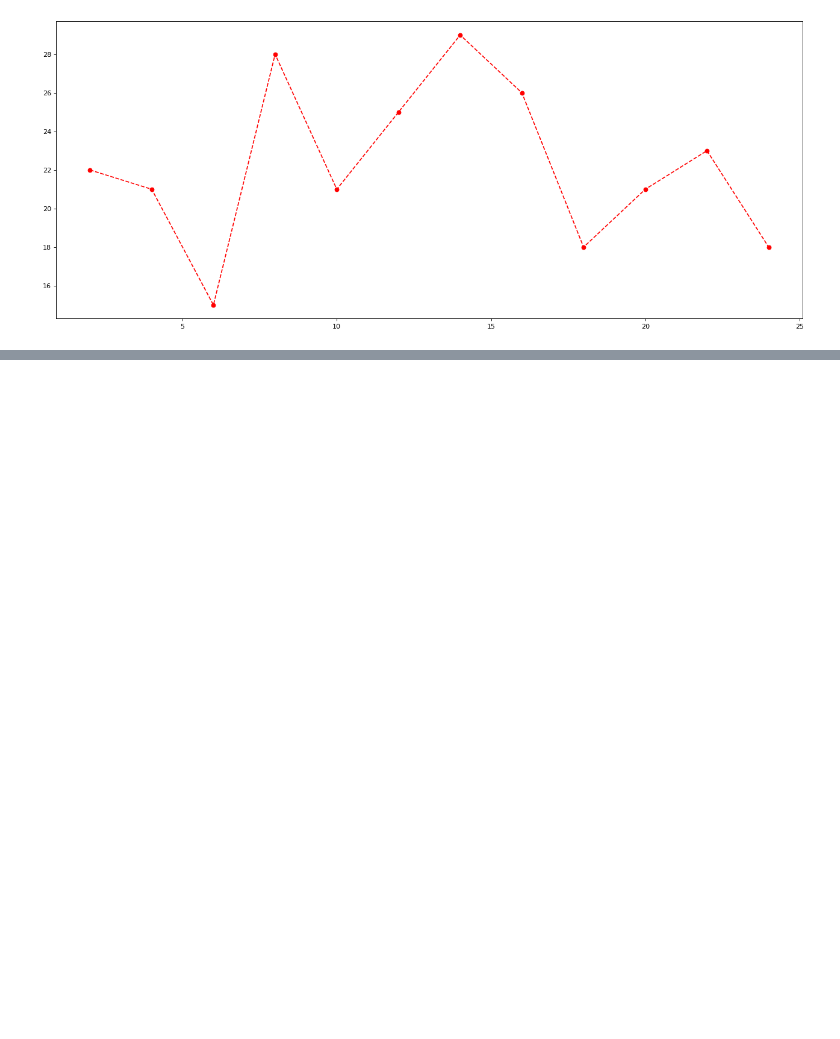
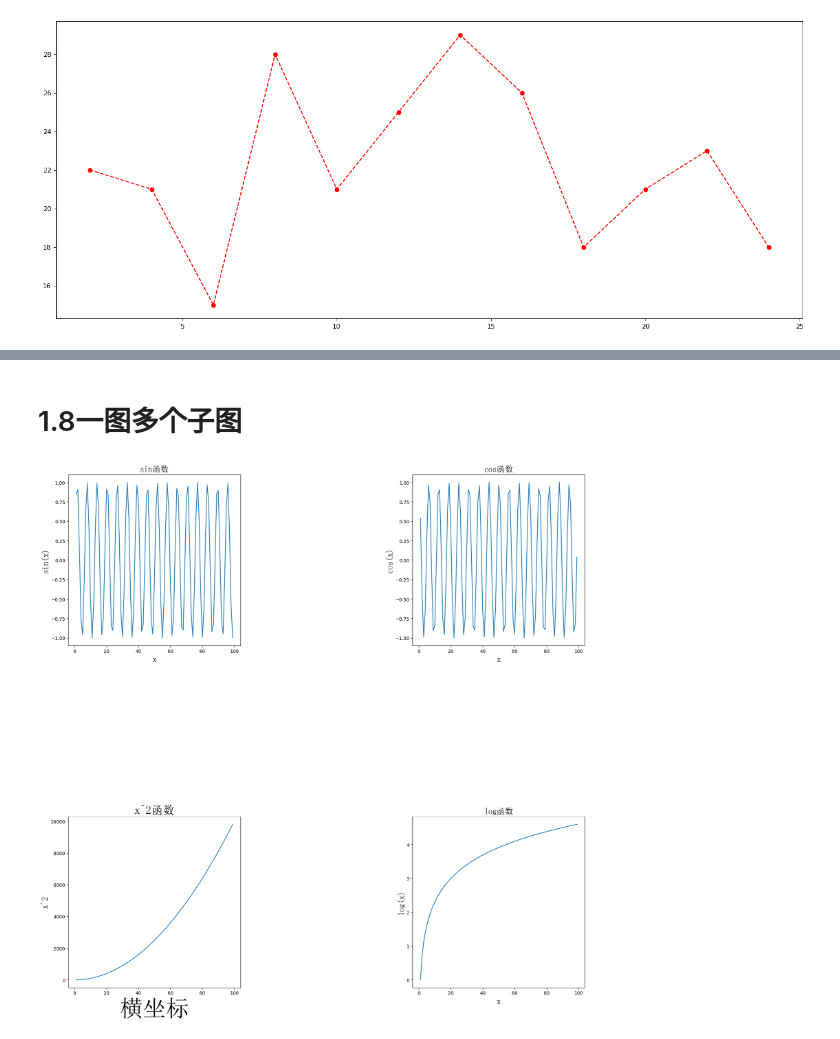
Before and after one commit to ghx0304/test, a Jupyter notebook: day11/draw.ipynb, the cells around one changed output, grey strips where cells are left out. Saved outputs shown, nothing was run; the diff lists cells and outputs as text; code cells hidden in the pictures; blank space fills up the shorter version.

```diff
--- a/day11/draw.ipynb
+++ b/day11/draw.ipynb
@@ -48,0 +152,46 @@ plt.show()
+# %% [markdown]
+# 1.8一图多个子图
+# %%
+import numpy as np
+
+#设置x轴和y轴数据
+x = np.arange(1, 100)
+fig, axes = plt.subplots(2, 2, figsize=(20, 20))
+ax1 = axes[0, 0]
+ax2 = axes[0, 1]
+ax3 = axes[1, 0]
+ax4 = axes[1, 1]
+
+# 调整子图之间的距离
+plt.subplots_adjust(hspace=1, wspace=1)
+
+
+
+#绘制子图1
+ax1.plot(x, np.sin(x))
+ax1.set_title('sin函数', fontproperties=my_font)
+ax1.set_xlabel('x', fontproperties=my_font)
+ax1.set_ylabel('sin(x)', fontproperties=my_font)
+
+#绘制子图2
+ax2.plot(x, np.cos(x))
+ax2.set_title('cos函数', fontproperties=my_font)
+ax2.set_xlabel('x', fontproperties=my_font)
+ax2.set_ylabel('cos(x)', fontproperties=my_font)
+
+
+#绘制子图3
+ax3.plot(x, np.power(x, 2))
+ax3.set_title('x^2函数', fontproperties=my_font,size=25)
+ax3.set_xlabel('横坐标', fontproperties=my_font,size=50)
+ax3.set_ylabel('x^2', fontproperties=my_font)
+
+#绘制子图4
+ax4.plot(x, np.log(x))
+ax4.set_title('log函数', fontproperties=my_font)
+ax4.set_xlabel('x', fontproperties=my_font)
+ax4.set_ylabel('log(x)', fontproperties=my_font)
+
+plt.show()
+# %% [output]
+[figure, added]
```
Also changed, not shown: parts of 7 cells of this notebook, 1 other file.
